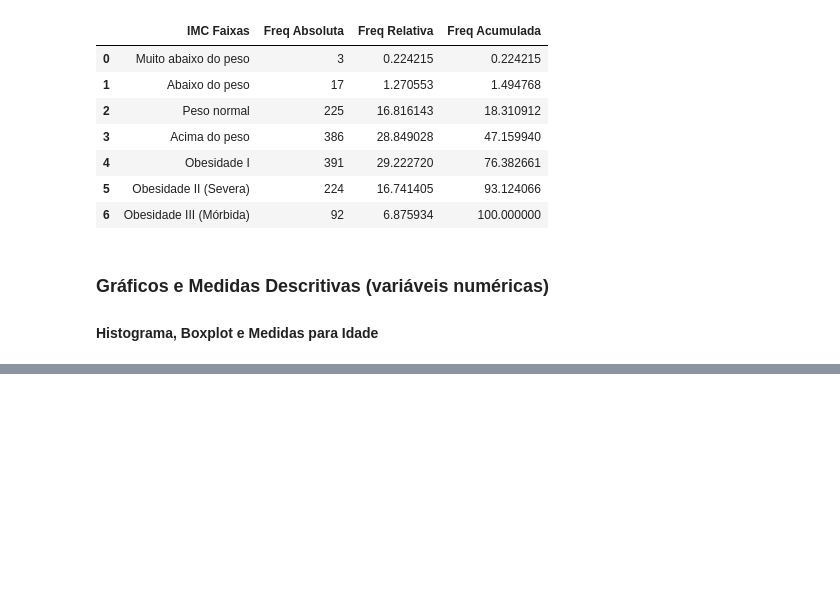
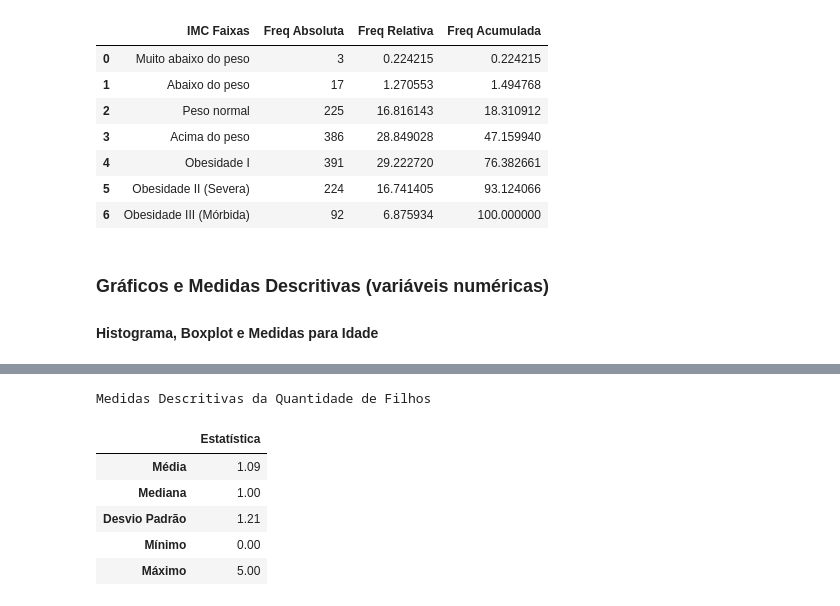
Before and after one commit to luizapilotto/case-plano-saude, a Jupyter notebook: notebooks/analise_exploratoria.ipynb, the cells around one changed output, grey strips where cells are left out. Drawn from its saved outputs; the diff is of its cells as text; code cells hidden in the pictures; blank space fills up the shorter version.

```diff
--- a/notebooks/analise_exploratoria.ipynb
+++ b/notebooks/analise_exploratoria.ipynb
@@ -264,0 +349,19 @@ medidas_idade.to_csv(f'{PASTA_TABELAS}medidas_descritivas_idade.csv', sep=';', e
+# %%
+# Calculando as medidas descritivas
+medidas_qte_filhos = df['Qte_Filhos'].agg(['mean', 'median', 'std', 'min', 'max']).to_frame()
+medidas_qte_filhos.columns = ['Estatística']
+medidas_qte_filhos.index = ['Média', 'Mediana', 'Desvio Padrão', 'Mínimo', 'Máximo']
+
+# Salvando resultados na pasta de tabelas
+medidas_qte_filhos.to_csv(f'{PASTA_TABELAS}medidas_descritivas_qte_filhos.csv', sep=';', encoding='utf-8-sig')
+
+# Formatando e arredondando
+medidas_qte_filhos.style.format("{:.2f}").set_caption("Medidas Descritivas da Quantidade de Filhos")
+# %% [output]
+Medidas Descritivas da Quantidade de Filhos
+|  | Estatística |
+| Média | 1.09 |
+| Mediana | 1.00 |
+| Desvio Padrão | 1.21 |
+| Mínimo | 0.00 |
+| Máximo | 5.00 |
```
Also changed, not shown: parts of 9 cells of this notebook, 5 other files.
